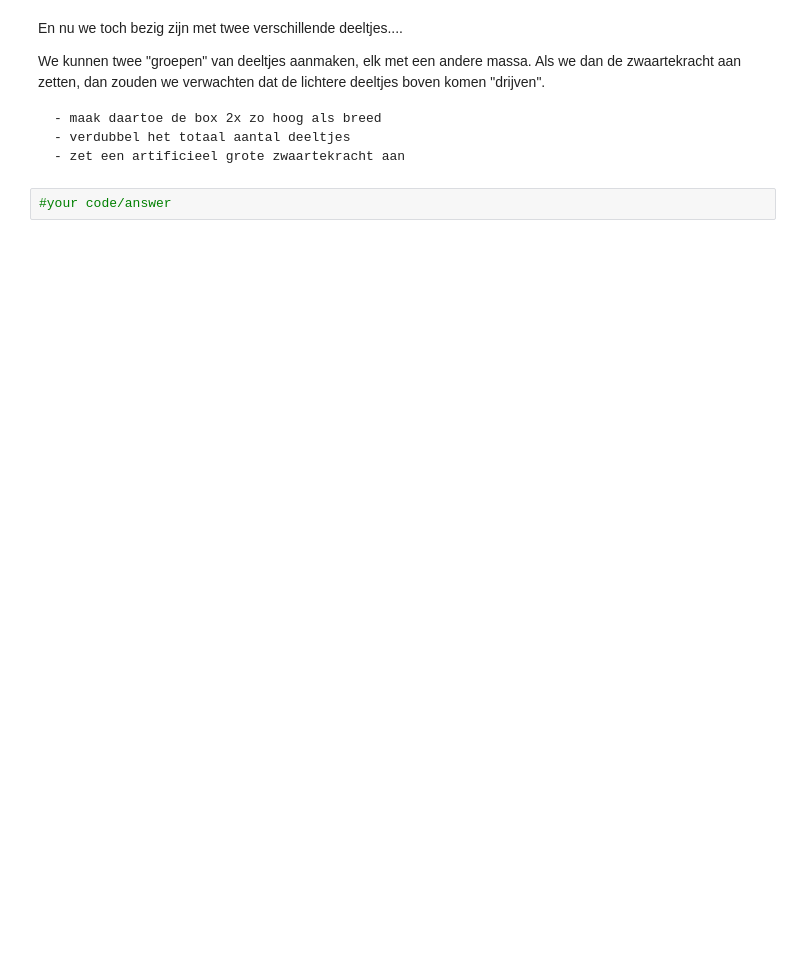
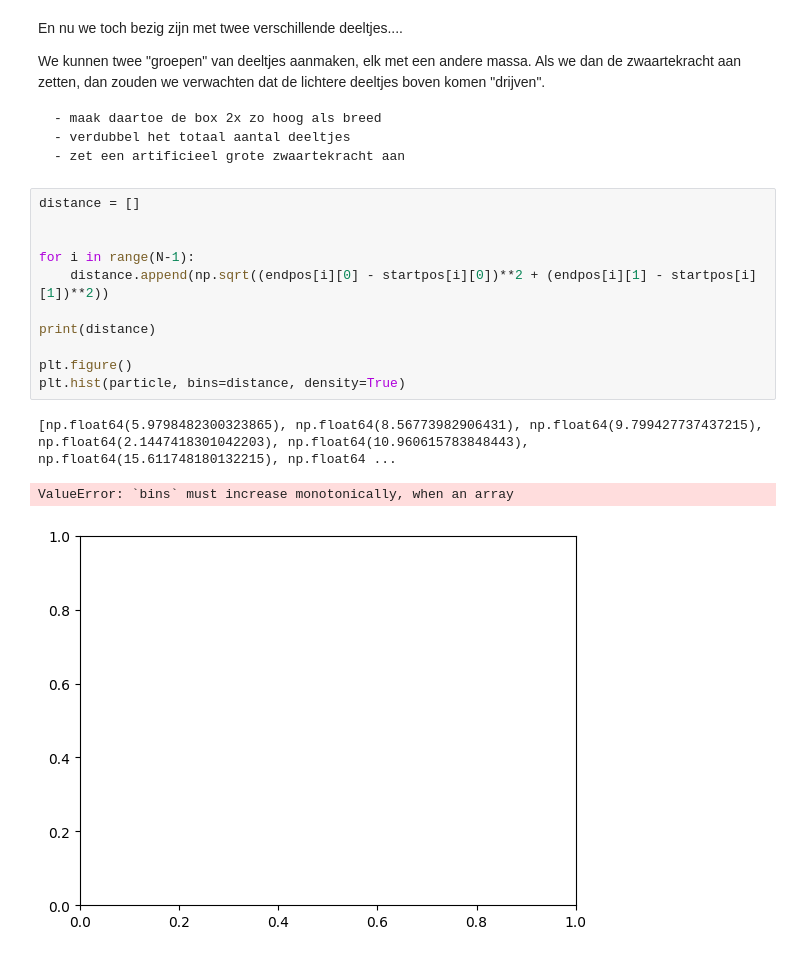
Before and after one commit to BNR33/001TASH, a Jupyter notebook: Content/PySim/4_brownianmotion.ipynb, the cells around one changed output. Saved outputs shown, nothing was run; the diff lists cells and outputs as text; blank space fills up the shorter version.

````diff
--- a/Content/PySim/4_brownianmotion.ipynb
+++ b/Content/PySim/4_brownianmotion.ipynb
@@ -281,4 +480,17 @@ We kunnen twee "groepen" van deeltjes aanmaken, elk  met een andere massa. Als w
 - zet een artificieel grote zwaartekracht aan
 ```
 # %%
-#your code/answer
+distance = []
+
+
+for i in range(N-1):
+    distance.append(np.sqrt((endpos[i][0] - startpos[i][0])**2 + (endpos[i][1] - startpos[i][1])**2))
+
+print(distance)
+
+plt.figure()
+plt.hist(particle, bins=distance, density=True)
+# %% [output]
+[np.float64(5.9798482300323865), np.float64(8.56773982906431), np.float64(9.799427737437215), np.float64(2.1447418301042203), np.float64(10.960615783848443), np.float64(15.611748180132215), np.float64 ...
+ValueError: `bins` must increase monotonically, when an array
+[figure, added]
````
Also changed, not shown: parts of 6 cells of this notebook.
